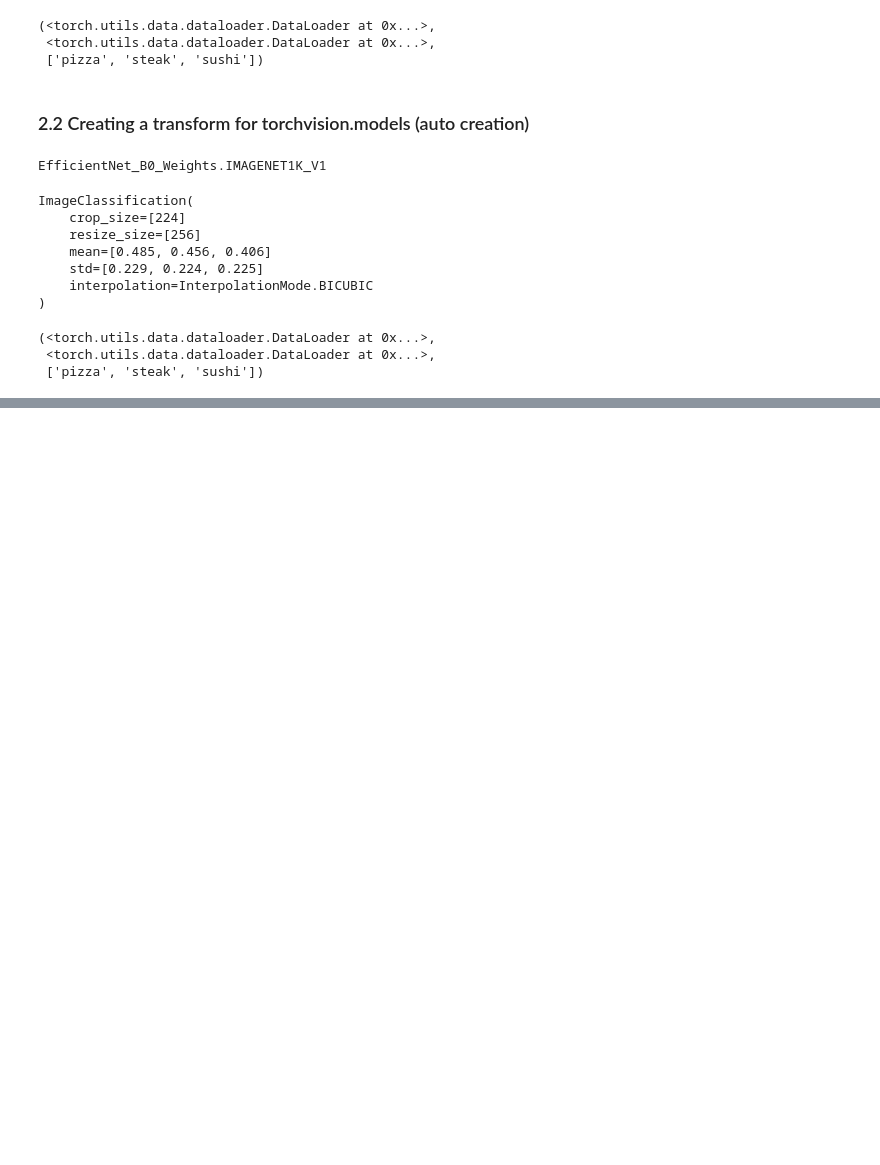
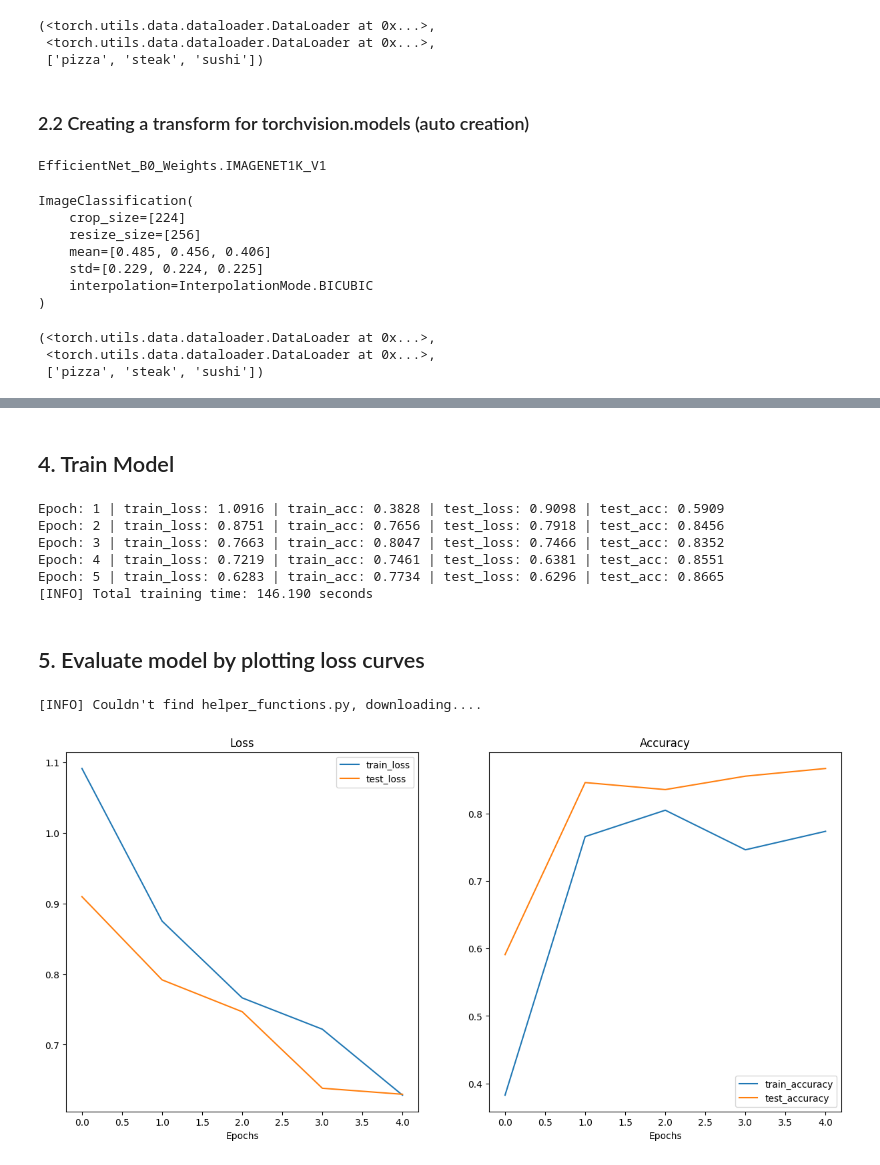
Before and after one commit to satvikg2002/neural-nets, a Jupyter notebook: learning pyTorch/06_pyTorch_Transfer_Learning.ipynb, the cells around one changed output, grey strips where cells are left out. Drawn from its saved outputs; the diff is of its cells as text; code cells hidden in the pictures; blank space fills up the shorter version.

Commit message:
completing transfer learning

```diff
--- a/learning pyTorch/06_pyTorch_Transfer_Learning.ipynb
+++ b/learning pyTorch/06_pyTorch_Transfer_Learning.ipynb
@@ -217,0 +217,5 @@ train_dataloader, test_dataloader, class_names
+# %%
+weights = torchvision.models.EfficientNet_B0_Weights.DEFAULT # .DEFAULT = best available weights
+model = torchvision.models.efficientnet_b0(weights=weights).to(device)
+
+model
@@ -217,0 +326,51 @@ train_dataloader, test_dataloader, class_names
+# %% [markdown]
+## 4. Train Model
+# %%
+# Define loss and optimizer
+loss_fn = nn.CrossEntropyLoss()
+optimizer = torch.optim.Adam(model.parameters(), lr=0.001)
+# %%
+# Set the random seeds
+torch.manual_seed(42)
+torch.cuda.manual_seed(42)
+
+# Start the timer
+from timeit import default_timer as timer
+start_time = timer()
+
+# Setup training and save the results
+results = engine.train(model=model,
+                       train_dataloader=train_dataloader,
+                       test_dataloader=test_dataloader,
+                       optimizer=optimizer,
+                       loss_fn=loss_fn,
+                       epochs=5,
+                       device=device)
+
+# End the timer and print out how long it took
+end_time = timer()
+print(f"[INFO] Total training time: {end_time-start_time:.3f} seconds")
+# %% [output]
+Epoch: 1 | train_loss: 1.0916 | train_acc: 0.3828 | test_loss: 0.9098 | test_acc: 0.5909
+Epoch: 2 | train_loss: 0.8751 | train_acc: 0.7656 | test_loss: 0.7918 | test_acc: 0.8456
+Epoch: 3 | train_loss: 0.7663 | train_acc: 0.8047 | test_loss: 0.7466 | test_acc: 0.8352
+Epoch: 4 | train_loss: 0.7219 | train_acc: 0.7461 | test_loss: 0.6381 | test_acc: 0.8551
+Epoch: 5 | train_loss: 0.6283 | train_acc: 0.7734 | test_loss: 0.6296 | test_acc: 0.8665
+[INFO] Total training time: 146.190 seconds
+# %% [markdown]
+## 5. Evaluate model by plotting loss curves
+# %%
+try:
+    from helper_functions import plot_loss_curves
+except:
+    print("[INFO] Couldn't find helper_functions.py, downloading....")
+    with open("helper_functions.py", "wb") as f:
+        import requests
+        request = requests.get("https://raw.githubusercontent.com/mrdbourke/pytorch-deep-learning/main/helper_functions.py")
+        f.write(request.content)
+    from helper_functions import plot_loss_curves
+
+plot_loss_curves(results)
+# %% [output]
+[INFO] Couldn't find helper_functions.py, downloading....
+[figure, added]
```
Also changed, not shown: parts of 18 cells of this notebook, 2 other files.
